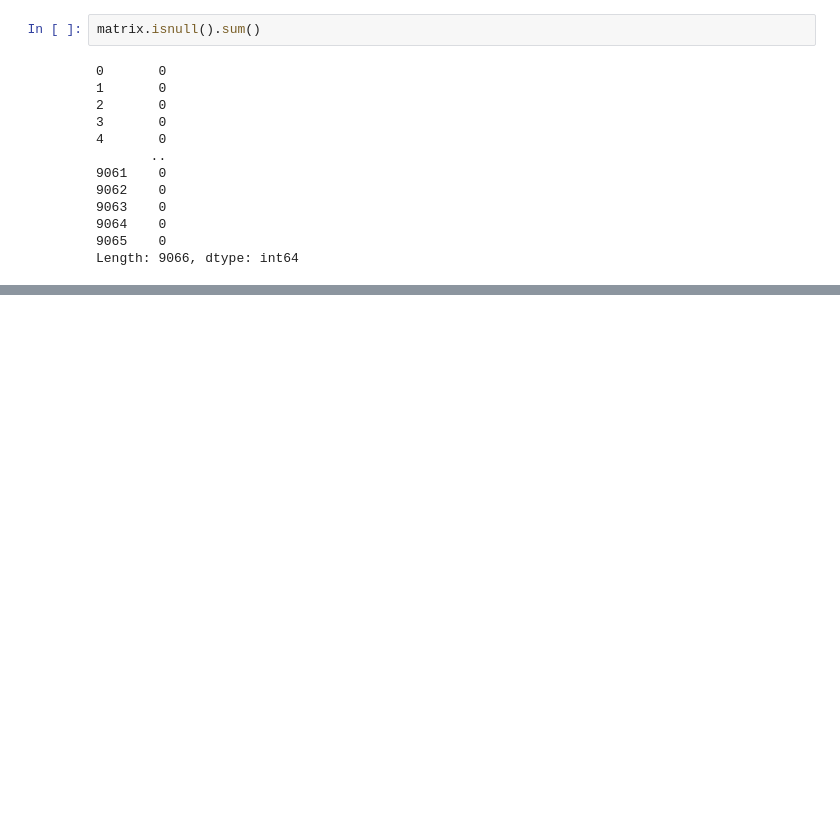
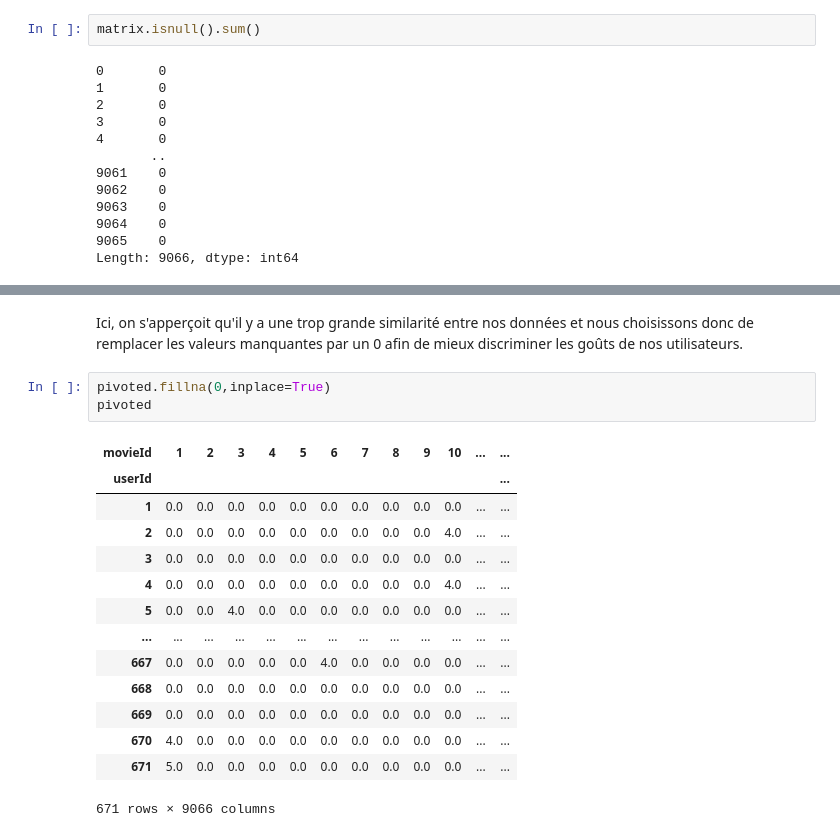
Before and after one commit to RudyLo/ML_Avance, a Jupyter notebook: ML_Avancé_TP1.ipynb, the cells around one changed output, grey strips where cells are left out. Cells and saved outputs as stored; diff of their text form; blank space fills up the shorter version.

```diff
--- a/ML_Avancé_TP1.ipynb
+++ b/ML_Avancé_TP1.ipynb
@@ -524,0 +546,20 @@ Length: 9066, dtype: int64
+# %% [markdown]
+Ici, on s'apperçoit qu'il y a une trop grande similarité entre nos données et nous choisissons donc de remplacer les valeurs manquantes par un 0 afin de mieux discriminer les goûts de nos utilisateurs.
+# %%
+pivoted.fillna(0,inplace=True)
+pivoted
+# %% [output]
+| movieId | 1 | 2 | 3 | 4 | 5 | 6 | 7 | 8 | 9 | 10 | ... | ... |
+| userId |  |  |  |  |  |  |  |  |  |  |  | ... |
+| 1 | 0.0 | 0.0 | 0.0 | 0.0 | 0.0 | 0.0 | 0.0 | 0.0 | 0.0 | 0.0 | ... | ... |
+| 2 | 0.0 | 0.0 | 0.0 | 0.0 | 0.0 | 0.0 | 0.0 | 0.0 | 0.0 | 4.0 | ... | ... |
+| 3 | 0.0 | 0.0 | 0.0 | 0.0 | 0.0 | 0.0 | 0.0 | 0.0 | 0.0 | 0.0 | ... | ... |
+| 4 | 0.0 | 0.0 | 0.0 | 0.0 | 0.0 | 0.0 | 0.0 | 0.0 | 0.0 | 4.0 | ... | ... |
+| 5 | 0.0 | 0.0 | 4.0 | 0.0 | 0.0 | 0.0 | 0.0 | 0.0 | 0.0 | 0.0 | ... | ... |
+| ... | ... | ... | ... | ... | ... | ... | ... | ... | ... | ... | ... | ... |
+| 667 | 0.0 | 0.0 | 0.0 | 0.0 | 0.0 | 4.0 | 0.0 | 0.0 | 0.0 | 0.0 | ... | ... |
+| 668 | 0.0 | 0.0 | 0.0 | 0.0 | 0.0 | 0.0 | 0.0 | 0.0 | 0.0 | 0.0 | ... | ... |
+| 669 | 0.0 | 0.0 | 0.0 | 0.0 | 0.0 | 0.0 | 0.0 | 0.0 | 0.0 | 0.0 | ... | ... |
+| 670 | 4.0 | 0.0 | 0.0 | 0.0 | 0.0 | 0.0 | 0.0 | 0.0 | 0.0 | 0.0 | ... | ... |
+| 671 | 5.0 | 0.0 | 0.0 | 0.0 | 0.0 | 0.0 | 0.0 | 0.0 | 0.0 | 0.0 | ... | ... |
+671 rows × 9066 columns
```
Also changed, not shown: parts of 7 cells of this notebook.
